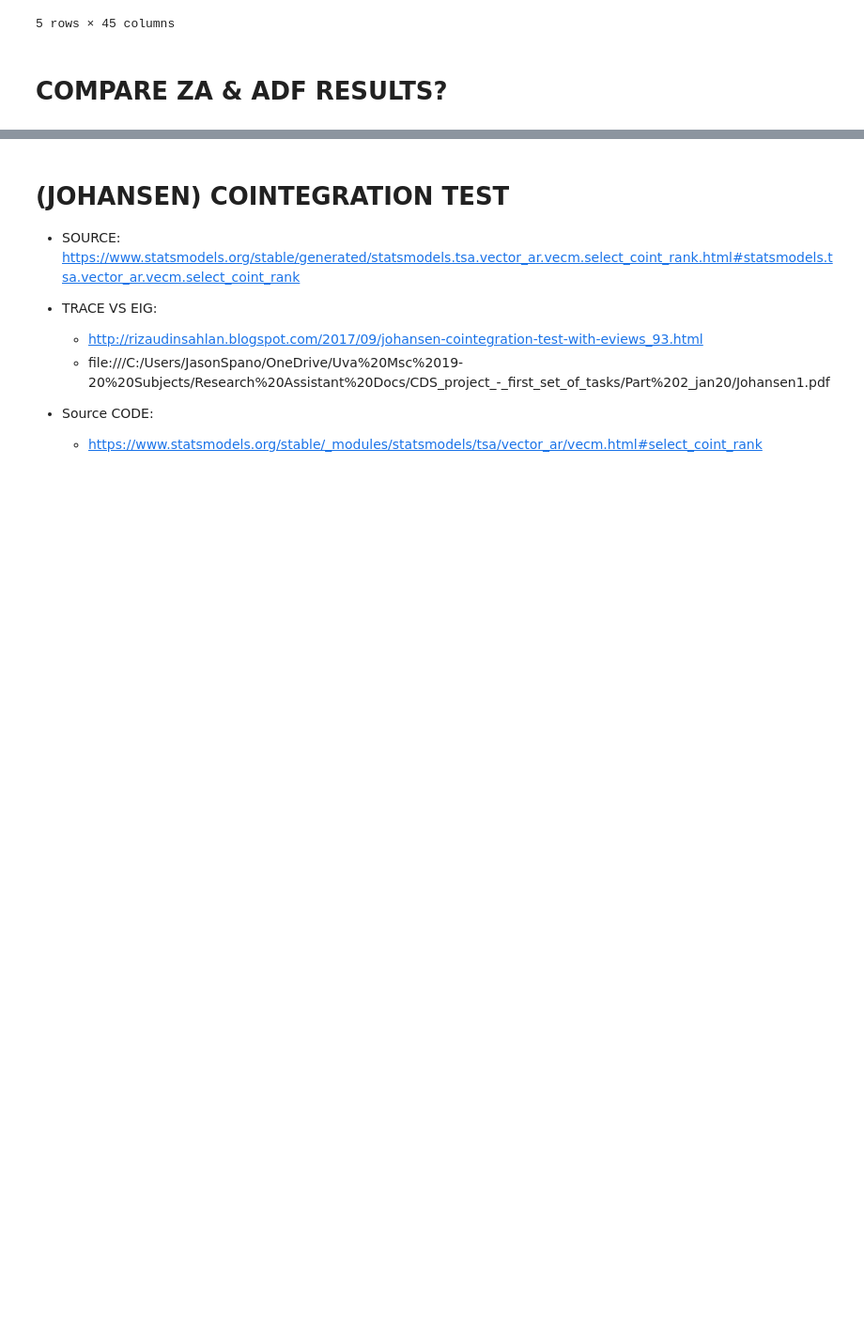
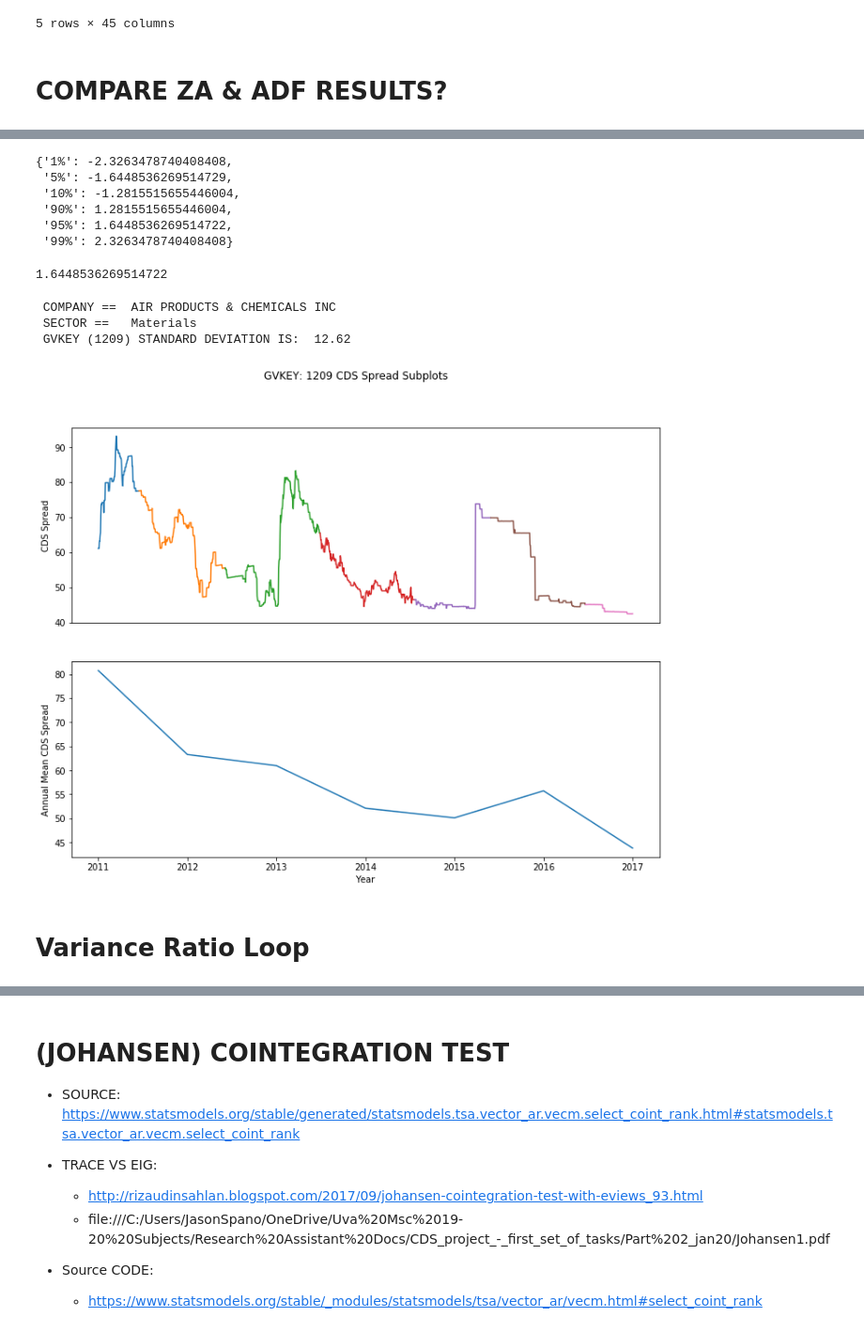
Before and after one commit to Jspano95/Jspano_MScQFin_Thesis, a Jupyter notebook: Jspano_MSc_QuantFin_Public_Github_V1.00.ipynb, the cells around one changed output, grey strips where cells are left out. Shown at 94% size. Saved outputs shown, nothing was run; the diff lists cells and outputs as text; code cells hidden in the pictures; blank space fills up the shorter version.

```diff
--- a/Jspano_MSc_QuantFin_Public_Github_V1.00.ipynb
+++ b/Jspano_MSc_QuantFin_Public_Github_V1.00.ipynb
@@ -2829,0 +3198,45 @@ sorted_alldata_df_final_adf_results = pd.read_pickle("./sorted_alldata_df_final_
+# %%
+variance_ratio_model.critical_values
+# %% [output]
+{'1%': -2.3263478740408408,
+ '5%': -1.6448536269514729,
+ '10%': -1.2815515655446004,
+ '90%': 1.2815515655446004,
+ '95%': 1.6448536269514722,
+ '99%': 2.3263478740408408}
+# %%
+variance_ratio_model.critical_values['95%']
+# %% [output]
+1.6448536269514722
+# %%
+gvkey_selection = 1209
+#other keys: 1045 / 2184 / 1045
+
+gvkey_group_df = sorted_alldata_df_final_adf_results.loc[sorted_alldata_df_final_adf_results.gvkey==gvkey_selection]
+print(" COMPANY == ", gvkey_group_df.company_name.iloc[0], '\n', "SECTOR ==  ", gvkey_group_df.sector.iloc[0])
+
+#view that GVKEY's standard deviation too
+print(" GVKEY ({}) STANDARD DEVIATION IS: ".format(gvkey_selection),
+     np.round(sorted_alldata_df_final_adf_results.loc[sorted_alldata_df_final_adf_results.gvkey==gvkey_selection]['market_cds_spread'].std(),2))
+
+
+#PLOT:
+
+fig, (ax1, ax2) = plt.subplots(2, figsize=(12,9))
+fig.suptitle('GVKEY: {} CDS Spread Subplots'.format(gvkey_selection))
+
+gvkey_group_df.groupby(['year_index'])['market_cds_spread'].plot(ax=ax1)
+ax1.set_ylabel('CDS Spread')
+ax1.axes.get_xaxis().set_visible(False)
+
+
+gvkey_group_df.groupby(['year_index']).mean()['market_cds_spread'].plot(ax=ax2);
+ax2.set_ylabel('Annual Mean CDS Spread')
+ax2.set_xlabel('Year');
+# %% [output]
+ COMPANY ==  AIR PRODUCTS & CHEMICALS INC
+ SECTOR ==   Materials
+ GVKEY (1209) STANDARD DEVIATION IS:  12.62
+[figure, added]
+# %% [markdown]
+# Variance Ratio Loop
```
Also changed, not shown: parts of 86 cells of this notebook.
